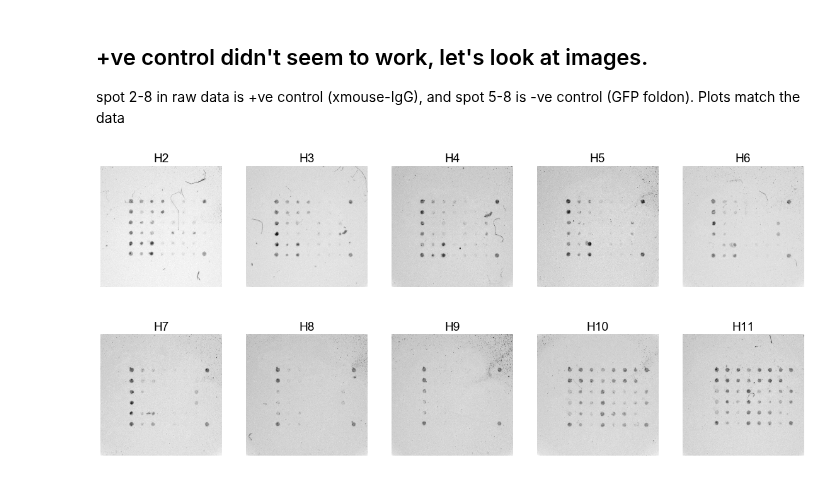
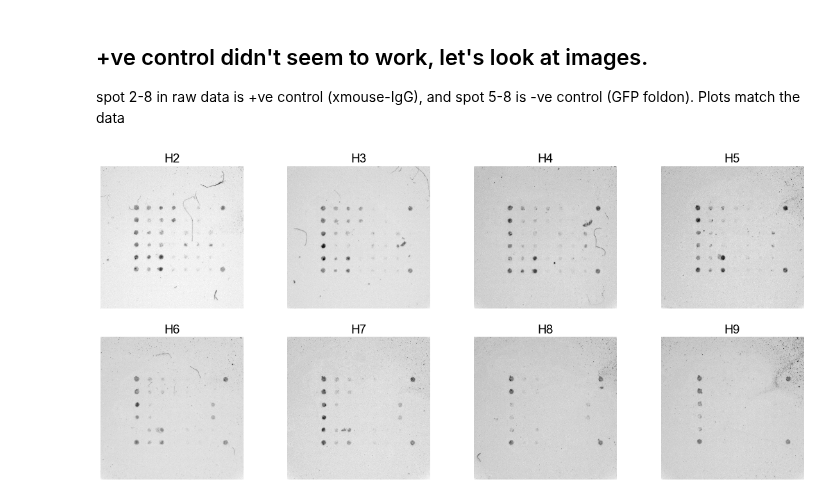
Before and after one commit to mehta-lab/multiSero, a Jupyter notebook: notebooks_interpretation/20200115_plate4_AEP_Feb3_6mousesera.ipynb, the cells around one changed output. Drawn from its saved outputs; the diff is of its cells as text; code cells hidden in the pictures.

```diff
--- a/notebooks_interpretation/20200115_plate4_AEP_Feb3_6mousesera.ipynb
+++ b/notebooks_interpretation/20200115_plate4_AEP_Feb3_6mousesera.ipynb
@@ -210,5 +178,5 @@ allWells = plateInfo[:,0]
 # %%
-controlWells=np.array(['H'+str(col) for col in range(2,12)])
+controlWells=np.array(['H'+str(col) for col in range(2,10)])
 
 controlConcentrations= np.concatenate([plateInfo[allWells == well,wellmetaIdx == 'Concentration'] for well in controlWells])
 pprint(controlConcentrations)
@@ -292,10 +253,10 @@ spot 2-8 in raw data is +ve control (xmouse-IgG), and spot 5-8 is -ve control (G
 # %%
 fig, ax = plt.subplots(2,int(len(controlWells)/2),figsize=(20,9))
 ax=ax.flatten()
-for n in range(len(controlWells)):
+for n in range(8):
     wellImg=io.imread(os.path.join(data_folder,'20200327_analyzedPlate',controlWells[n]+'_crop.png'))
     ax[n].imshow(wellImg,cmap='gray')
     ax[n].set_title(controlWells[n])
     ax[n].axis('off')
 # %% [output]
-[figure, old version]
+[figure, new version]
```
Also changed, not shown: parts of 64 cells of this notebook.
